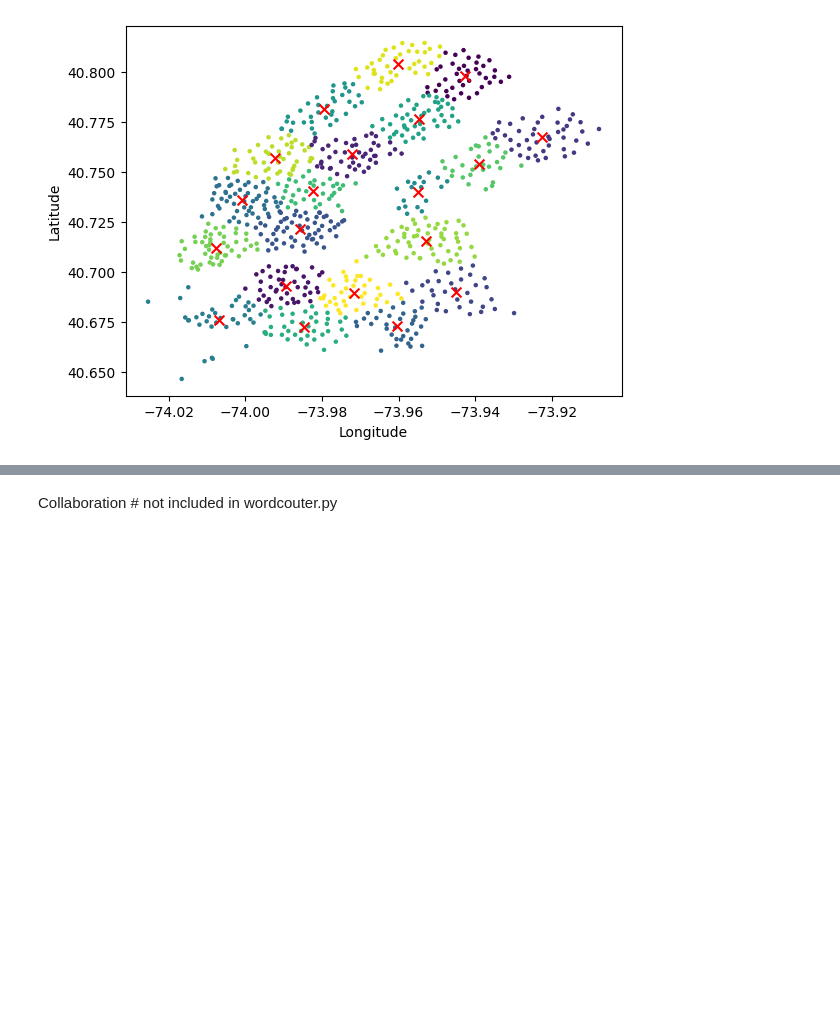
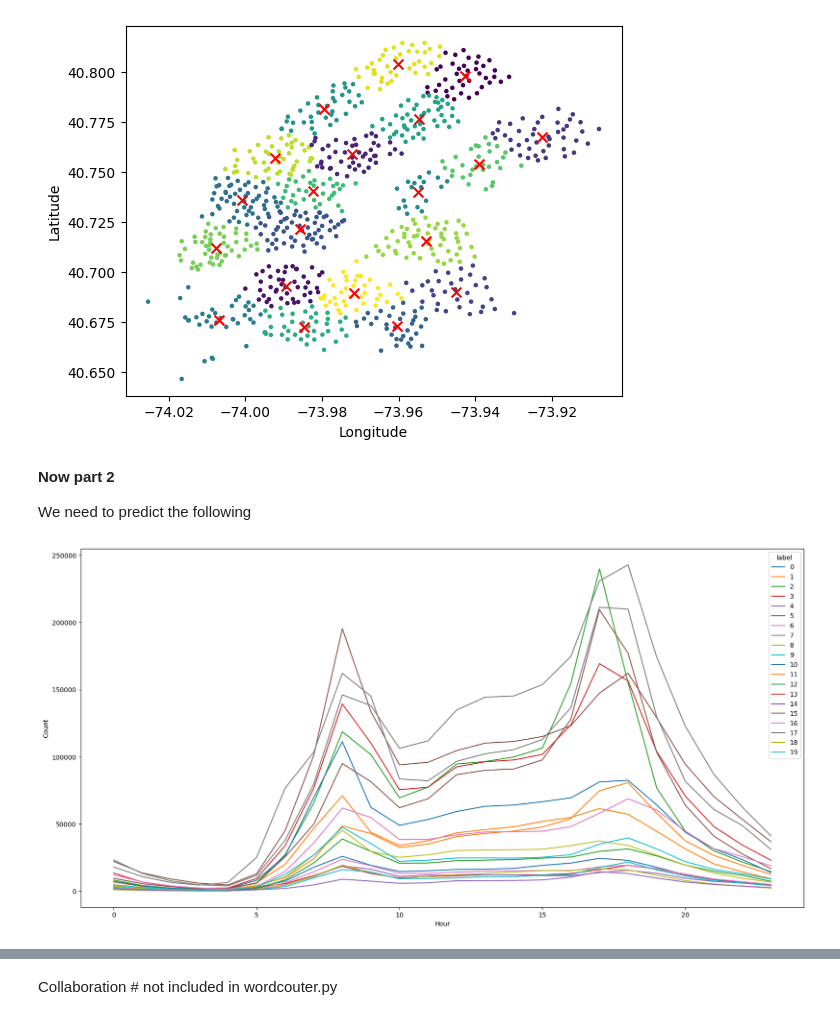
Before and after one commit to AlexisVandenHeede/IntroBA, a Jupyter notebook: report.ipynb, the cells around one changed output, grey strips where cells are left out. Saved outputs shown, nothing was run; the diff lists cells and outputs as text; code cells hidden in the pictures; blank space fills up the shorter version.

Commit message:
start pt2

```diff
--- a/report.ipynb
+++ b/report.ipynb
@@ -161,3 +161,17 @@ plt.xlabel('Longitude')
 plt.show()
 # %% [output]
 [figure]
+# %% [markdown]
+**Now part 2**
+
+We need to predict the following
+# %%
+# 1st plot amount of predictions per hour per cluster
+grouby_label = df.groupby(['label', df['starttime'].dt.hour]).size().reset_index(name='count')
+grouby_label = grouby_label.pivot(index='starttime', columns='label', values='count')
+grouby_label.plot(figsize=(20,10))
+plt.ylabel('Count')
+plt.xlabel('Hour')
+plt.show()
+# %% [output]
+[figure, added]
```
Also changed, not shown: parts of 4 cells of this notebook.
